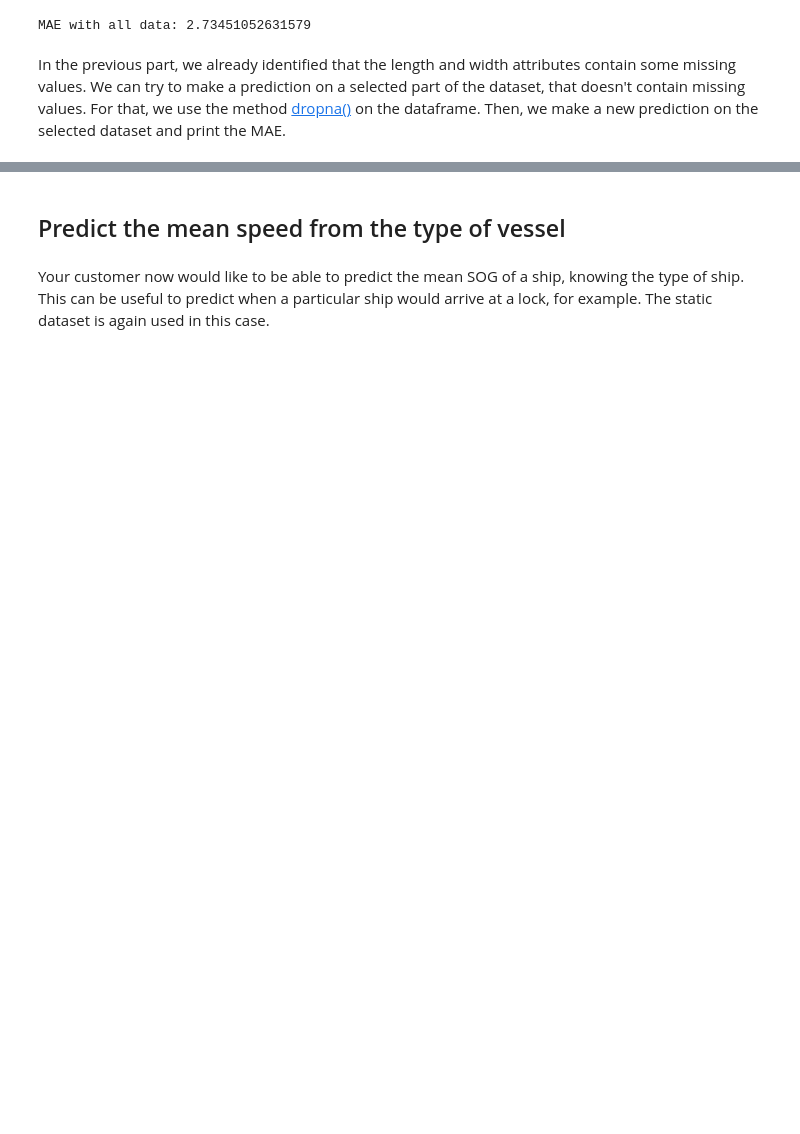
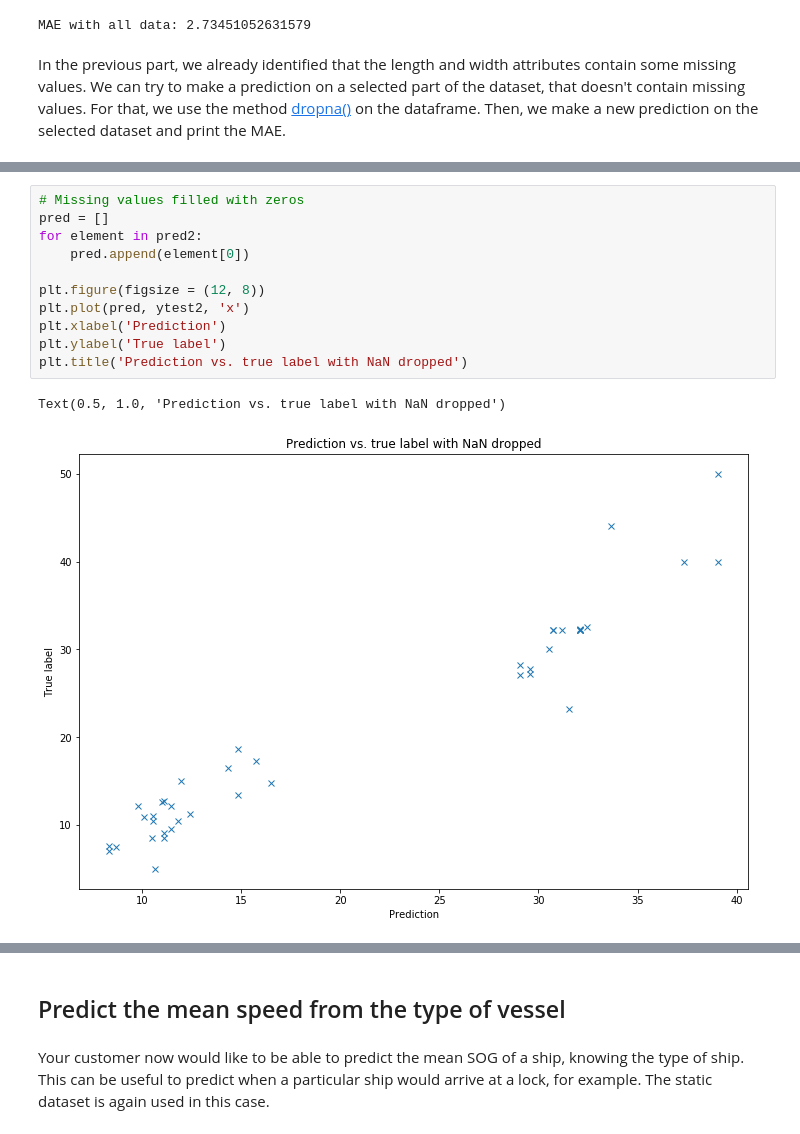
Before and after one commit to xldrkp/jb-test, a Jupyter notebook: content/chapter1-numerical/1-2-1-missing.ipynb, the cells around one changed output, grey strips where cells are left out. Saved outputs shown, nothing was run; the diff lists cells and outputs as text; blank space fills up the shorter version.

```diff
--- a/content/chapter1-numerical/1-2-1-missing.ipynb
+++ b/content/chapter1-numerical/1-2-1-missing.ipynb
@@ -53,0 +150,14 @@ __TODO: explanation: depends how missing values are treated in prediction > if l
+# %%
+# Missing values filled with zeros
+pred = []
+for element in pred2:
+    pred.append(element[0])
+
+plt.figure(figsize = (12, 8))
+plt.plot(pred, ytest2, 'x')
+plt.xlabel('Prediction')
+plt.ylabel('True label')
+plt.title('Prediction vs. true label with NaN dropped')
+# %% [output]
+Text(0.5, 1.0, 'Prediction vs. true label with NaN dropped')
+[figure, added]
```
Also changed, not shown: parts of 23 cells of this notebook.
